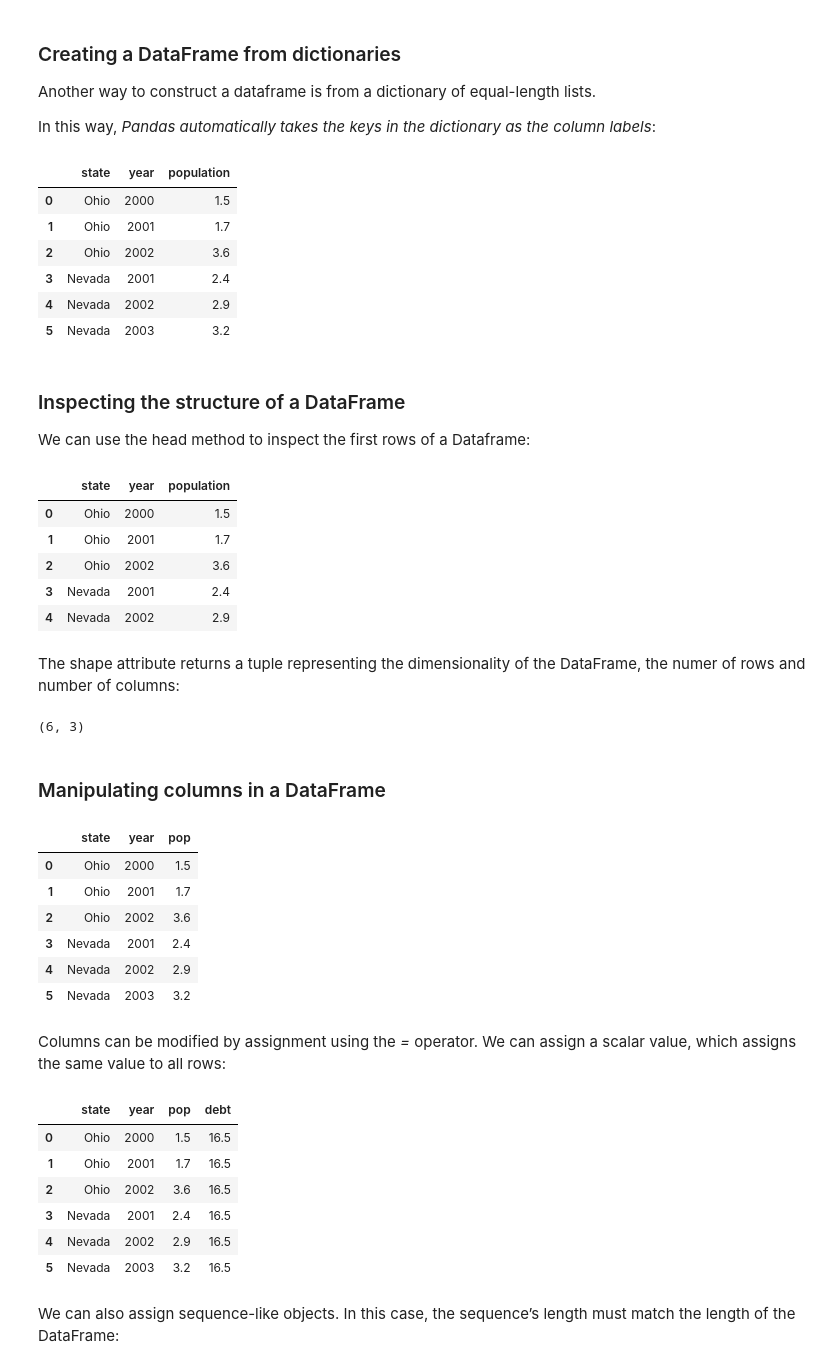
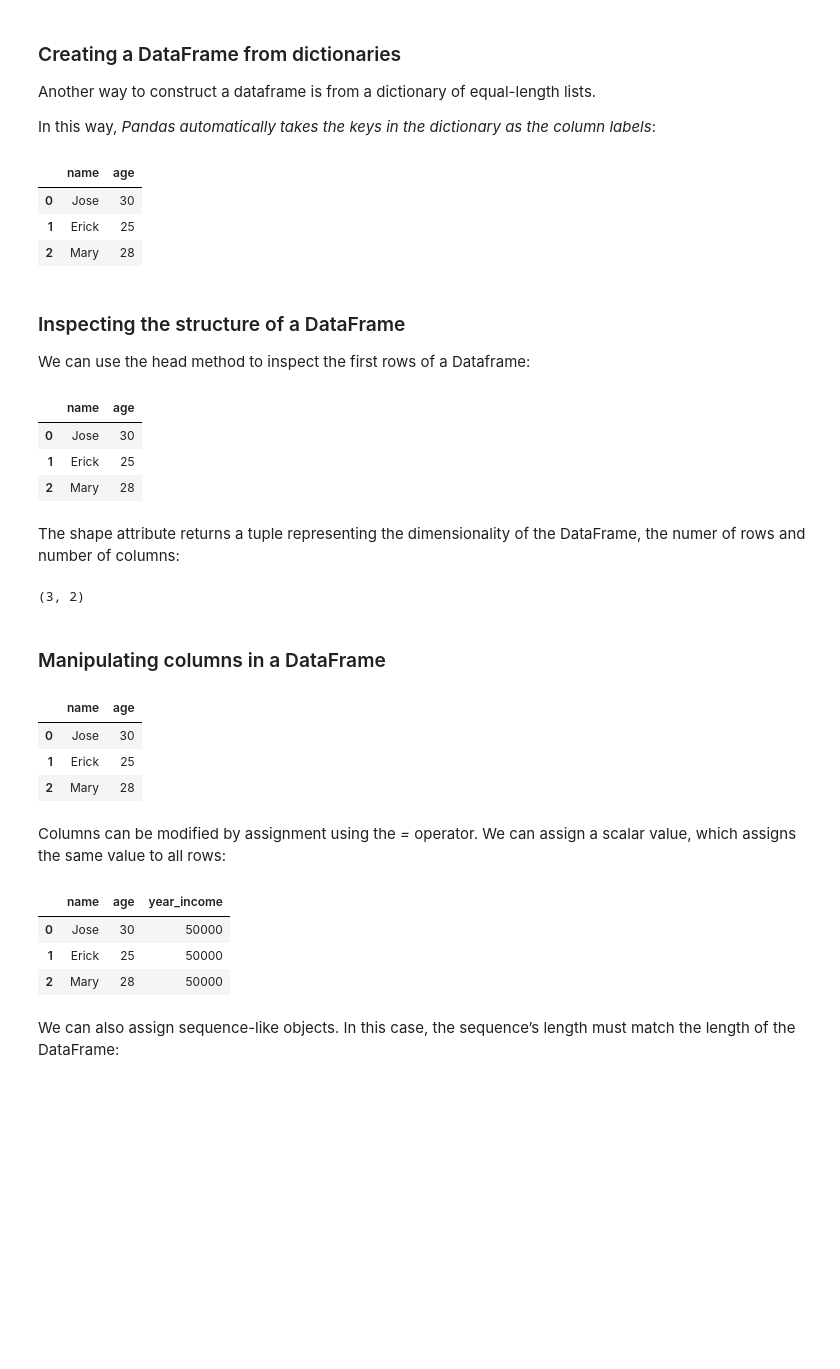
Before and after one commit to josecarlosgt/Data-Processing-and-Analytics, a Jupyter notebook: Tutorial_getting_started_with_Pandas.ipynb, the cells around one changed output. Saved outputs shown, nothing was run; the diff lists cells and outputs as text; code cells hidden in the pictures; blank space fills up the shorter version.

```diff
--- a/Tutorial_getting_started_with_Pandas.ipynb
+++ b/Tutorial_getting_started_with_Pandas.ipynb
@@ -205,71 +148,57 @@ Another way to construct a dataframe is from a dictionary of equal-length lists.
 
 In this way, *Pandas automatically takes the keys in the dictionary as the column labels*:
 # %%
-data = {
-    'state': ['Ohio', 'Ohio', 'Ohio', 'Nevada', 'Nevada', 'Nevada'],
-    'year': [2000, 2001, 2002, 2001, 2002, 2003],
-    'population': [1.5, 1.7, 3.6, 2.4, 2.9, 3.2]}
+people_dict = {
+    'name': ['Jose', 'Erick', 'Mary'],
+    'age': [30, 25, 28]}
 
-frame = pd.DataFrame(data)
-frame
+df = pd.DataFrame(people_dict)
+df
 # %% [output]
-|  | state | year | population |
-| 0 | Ohio | 2000 | 1.5 |
-| 1 | Ohio | 2001 | 1.7 |
-| 2 | Ohio | 2002 | 3.6 |
-| 3 | Nevada | 2001 | 2.4 |
-| 4 | Nevada | 2002 | 2.9 |
-| 5 | Nevada | 2003 | 3.2 |
+|  | name | age |
+| 0 | Jose | 30 |
+| 1 | Erick | 25 |
+| 2 | Mary | 28 |
 # %% [markdown]
 ### Inspecting the structure of a DataFrame
 
 We can use the head method to inspect the first rows of a Dataframe:
 # %%
-frame.head()
+df.head()
 # %% [output]
-|  | state | year | population |
-| 0 | Ohio | 2000 | 1.5 |
-| 1 | Ohio | 2001 | 1.7 |
-| 2 | Ohio | 2002 | 3.6 |
-| 3 | Nevada | 2001 | 2.4 |
-| 4 | Nevada | 2002 | 2.9 |
+|  | name | age |
+| 0 | Jose | 30 |
+| 1 | Erick | 25 |
+| 2 | Mary | 28 |
 # %% [markdown]
 The shape attribute returns a tuple representing the dimensionality of the DataFrame, the numer of rows and number of columns:
 # %%
-frame.shape
+df.shape
 # %% [output]
-(6, 3)
+(3, 2)
 # %% [markdown]
 ### Manipulating columns in a DataFrame
 # %%
-frame = pd.DataFrame({
-    'state': ['Ohio', 'Ohio', 'Ohio', 'Nevada', 'Nevada', 'Nevada'],
-    'year': [2000, 2001, 2002, 2001, 2002, 2003],
-    'pop': [1.5, 1.7, 3.6, 2.4, 2.9, 3.2]
-})
+df = pd.DataFrame({
+    'name': ['Jose', 'Erick', 'Mary'],
+    'age': [30, 25, 28]})
 
-frame
+df
 # %% [output]
-|  | state | year | pop |
-| 0 | Ohio | 2000 | 1.5 |
-| 1 | Ohio | 2001 | 1.7 |
-| 2 | Ohio | 2002 | 3.6 |
-| 3 | Nevada | 2001 | 2.4 |
-| 4 | Nevada | 2002 | 2.9 |
-| 5 | Nevada | 2003 | 3.2 |
+|  | name | age |
+| 0 | Jose | 30 |
+| 1 | Erick | 25 |
+| 2 | Mary | 28 |
 # %% [markdown]
 Columns can be modified by assignment using the *=* operator. We can assign a scalar value, which assigns the same value to all rows:
 # %%
-frame['debt'] = 16.5
-frame
+df['year_income'] = 50000
+df
 # %% [output]
-|  | state | year | pop | debt |
-| 0 | Ohio | 2000 | 1.5 | 16.5 |
-| 1 | Ohio | 2001 | 1.7 | 16.5 |
-| 2 | Ohio | 2002 | 3.6 | 16.5 |
-| 3 | Nevada | 2001 | 2.4 | 16.5 |
-| 4 | Nevada | 2002 | 2.9 | 16.5 |
-| 5 | Nevada | 2003 | 3.2 | 16.5 |
+|  | name | age | year_income |
+| 0 | Jose | 30 | 50000 |
+| 1 | Erick | 25 | 50000 |
+| 2 | Mary | 28 | 50000 |
 # %% [markdown]
 We can also assign sequence-like objects. In this case, the sequence’s length must match the length of the DataFrame:
 # %%
```
Also changed, not shown: parts of 69 cells of this notebook, 1 other file.
